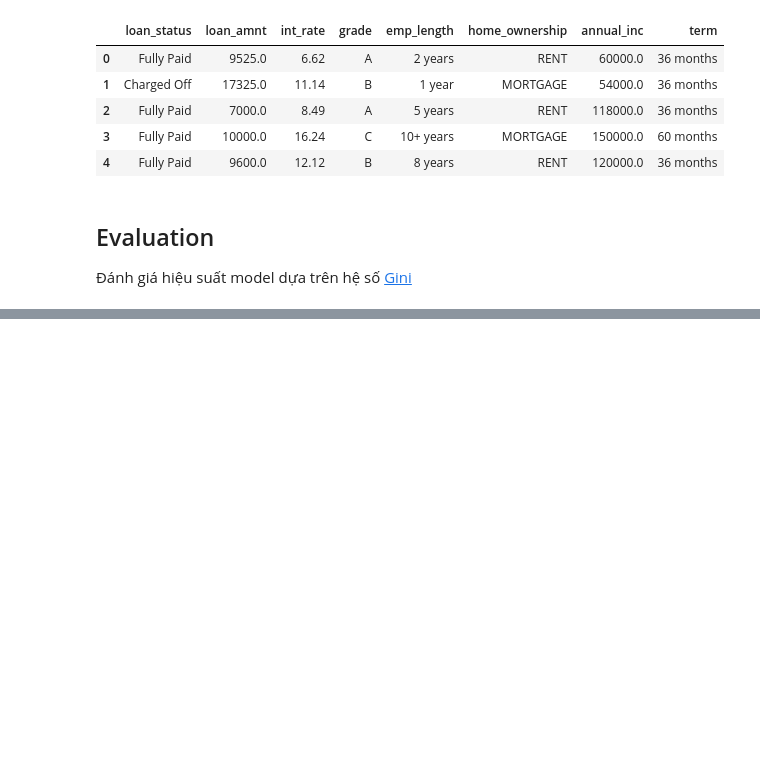
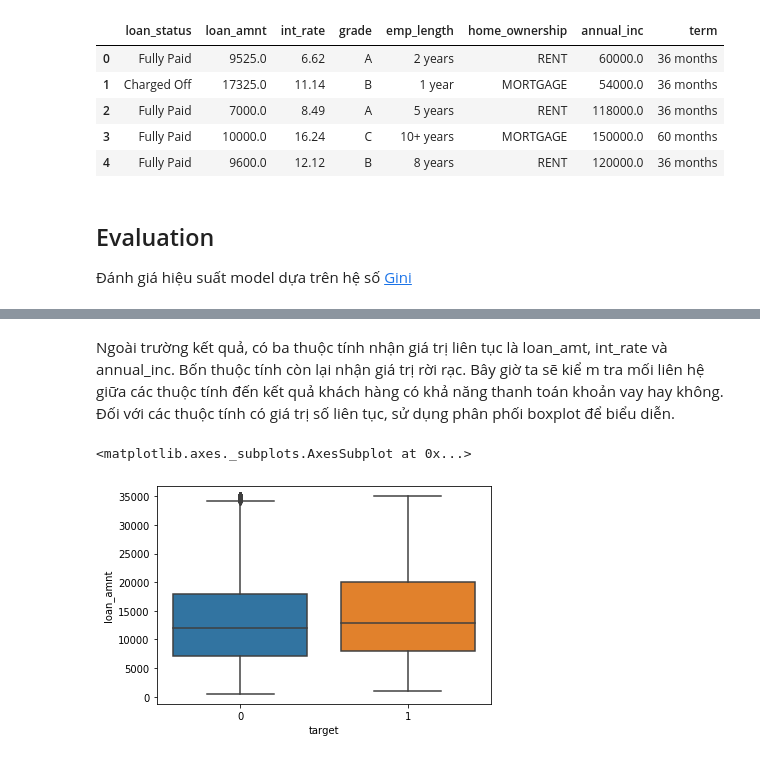
Before and after one commit to trungnt11/intern, a Jupyter notebook: intro.ipynb, the cells around one changed output, grey strips where cells are left out. Drawn from its saved outputs; the diff is of its cells as text; code cells hidden in the pictures; blank space fills up the shorter version.

```diff
--- a/intro.ipynb
+++ b/intro.ipynb
@@ -42,0 +75,4 @@ display(test.head())
+# %%
+train['target'] = np.where(train.loan_status == 'Fully Paid', 0, 1)
+test['target'] = np.where(test.loan_status == 'Fully Paid', 0, 1)
+train.head()
@@ -42,0 +123,9 @@ display(test.head())
+# %% [markdown]
+Ngoài trường kết quả, có ba thuộc tính nhận giá trị liên tục là loan_amt, int_rate và annual_inc. Bốn thuộc tính còn lại nhận giá trị rời rạc.
+Bây giờ ta sẽ kiể m tra mối liên hệ giữa các thuộc tính đến kết quả khách hàng có khả năng thanh toán khoản vay hay không. Đối với các thuộc tính có giá trị số liên tục, sử dụng phân phối boxplot để biểu diễn.
+# %%
+# boxplot for loan amount
+sns.boxplot(train.target, train.loan_amnt)
+# %% [output]
+<matplotlib.axes._subplots.AxesSubplot at 0x...>
+[figure, added]
```
Also changed, not shown: parts of 53 cells of this notebook.
